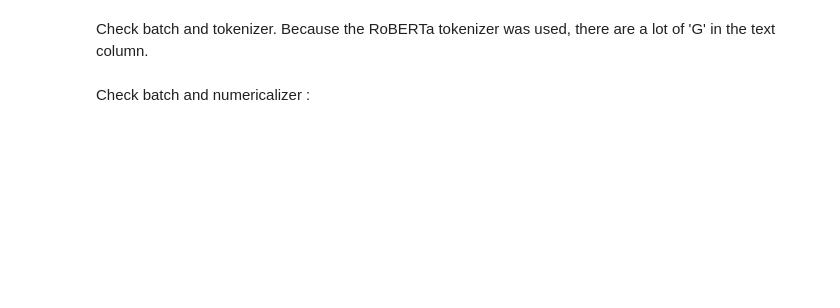
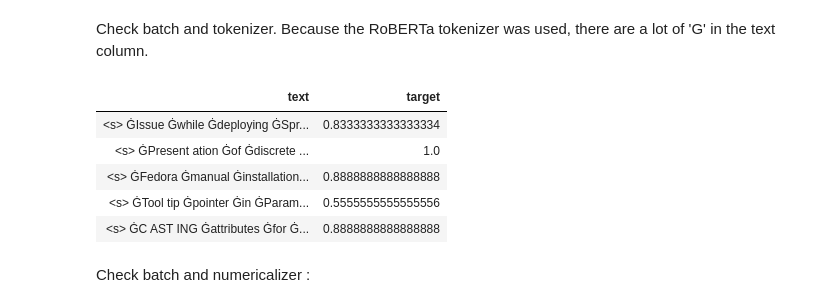
Before and after one commit to mrdbarros/gquest_nbdev, a Jupyter notebook: fastai_v1_transformers.ipynb, the cells around one changed output. Saved outputs shown, nothing was run; the diff lists cells and outputs as text; code cells hidden in the pictures; blank space fills up the shorter version.

Commit message:
new spearman and labels

```diff
--- a/fastai_v1_transformers.ipynb
+++ b/fastai_v1_transformers.ipynb
@@ -95,7 +100,7 @@ train = pd.read_csv(DATA_ROOT / 'train.csv')
 test = pd.read_csv(DATA_ROOT / 'test.csv')
 sample_sub = pd.read_csv(DATA_ROOT / 'sample_submission.csv')
 print(train.shape,test.shape)
-download_model=False
+download_model=True
 # %% [output]
 (6079, 41) (476, 11)
 # %% [markdown]
@@ -163,7 +168,7 @@ You will see later, that those classes share a common class method ``from_pretra
 # Parameters
 seed = 42
 use_fp16 = True
-bs = 16
+bs = 8
 # %%
 model_class, tokenizer_class, config_class = MODEL_CLASSES[model_type]
 # %%
@@ -276,11 +283,12 @@ This kernel uses [the data block API](https://docs.fast.ai/data_block.html#The-d
 
 In the `DataBunch` creation, I have specified to use the 'question_title','question_body', and 'answer' columns as the training data. Recall from the introduction that some of the target answers relate to the question (title + body) and some only to the answer. It's an open question as to whether it's a good choice to stick these all together.
 # %%
-databunch = (TextList.from_df(train, cols=['question_title','question_body','answer','category','host'], processor=transformer_processor)
-             .split_by_rand_pct(0.1,seed=seed)
-             .label_from_df(cols=labels)
-             .add_test(test)
-             .databunch(bs=bs, pad_first=pad_first, pad_idx=pad_idx))
+databunch = (TextList.from_df(train, cols=['question_title','question_body','answer','category','host'],
+                 processor=transformer_processor)
+                #.split_by_rand_pct(0.1,seed=seed)
+                .split_subsets(train_size=0.08, valid_size=0.05)
+                .label_from_df(cols=labels[0],label_cls=CategoryList).add_test(test)
+                .databunch(bs=bs, pad_first=pad_first, pad_idx=pad_idx))
 # %% [output]
 [interactive output not drawn]
 [interactive output not drawn]
@@ -290,8 +298,15 @@ Check batch and tokenizer. Because the RoBERTa tokenizer was used, there are a l
 # %%
 #print('[CLS] token :', transformer_tokenizer.cls_token)
 #print('[SEP] token :', transformer_tokenizer.sep_token)
 #print('[PAD] token :', transformer_tokenizer.pad_token)
-#databunch.show_batch(1)
+databunch.show_batch()
+# %% [output]
+| text | target |
+| <s> ĠIssue Ġwhile Ġdeploying ĠSpr... | 0.8333333333333334 |
+| <s> ĠPresent ation Ġof Ġdiscrete ... | 1.0 |
+| <s> ĠFedora Ġmanual Ġinstallation... | 0.8888888888888888 |
+| <s> ĠTool tip Ġpointer Ġin ĠParam... | 0.5555555555555556 |
+| <s> ĠC AST ING Ġattributes Ġfor Ġ... | 0.8888888888888888 |
 # %% [markdown]
 Check batch and numericalizer :
 # %%
```
Also changed, not shown: parts of 27 cells of this notebook.
